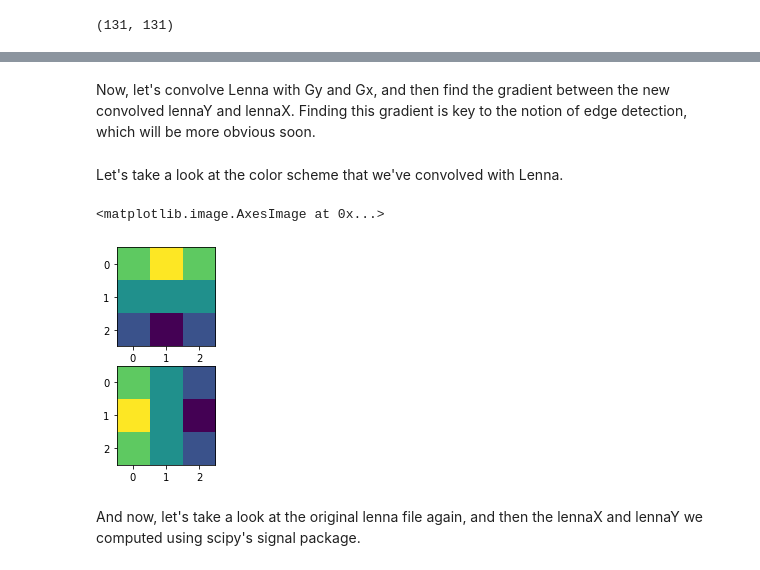
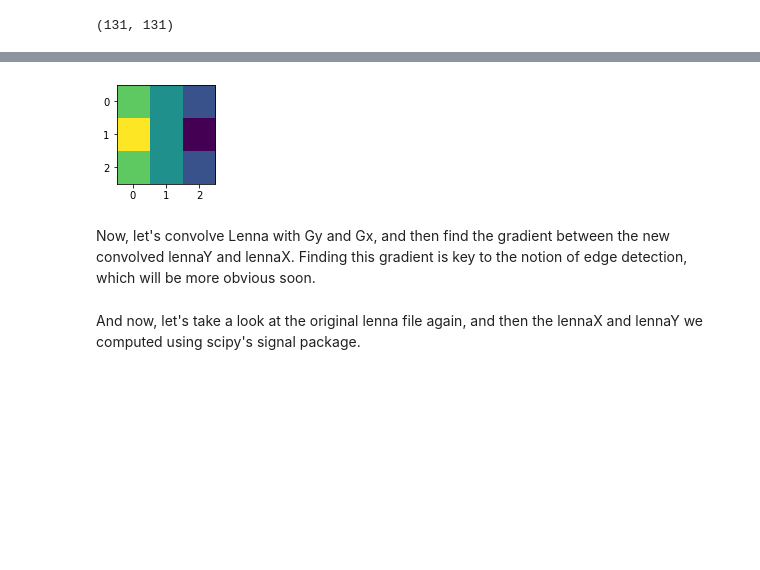
Before and after one commit to CarmineCella/Music30_preliminary, a Jupyter notebook: notebooks/nb1/edge detection.ipynb, the cells around one changed output, grey strips where cells are left out. Drawn from its saved outputs; the diff is of its cells as text; code cells hidden in the pictures; blank space fills up the shorter version.

```diff
--- a/notebooks/nb1/edge detection.ipynb
+++ b/notebooks/nb1/edge detection.ipynb
@@ -78,7 +77,9 @@ Gy = [[1,  0,  -1],  [2, 0, -2],  [1, 0, -1]]
 # %%
-# plt.subplot(2, 2, 1)
-# plt.imshow(Gy)
-# plt.show()
+plt.subplot(2, 2, 1)
+plt.imshow(Gy)
+plt.show()
+# %% [output]
+[figure, added]
 # %% [markdown]
 Now, let's convolve Lenna with Gy and Gx, and then find the gradient between the new convolved lennaY and lennaX. Finding this gradient is key to the notion of edge detection, which will be more obvious soon.
 # %%
@@ -87,16 +88,5 @@ lennaX = signal.convolve2d (lenna, Gx)
 # %%
 gradient = np.sqrt(np.square(lennaX) + np.square(lennaY))
 gradient *= 255.0 / gradient.max()
-# %% [markdown]
-Let's take a look at the color scheme that we've convolved with Lenna.
-# %%
-plt.figure(1) # identifier for this specific plot
-plt.subplot(2, 1, 1)
-plt.imshow (Gx)
-plt.subplot(2, 1, 2)
-plt.imshow (Gy)
-# %% [output]
-<matplotlib.image.AxesImage at 0x...>
-[figure, removed]
 # %% [markdown]
 And now, let's take a look at the original lenna file again, and then the lennaX and lennaY we computed using scipy's signal package.
```
Also changed, not shown: parts of 20 cells of this notebook.
